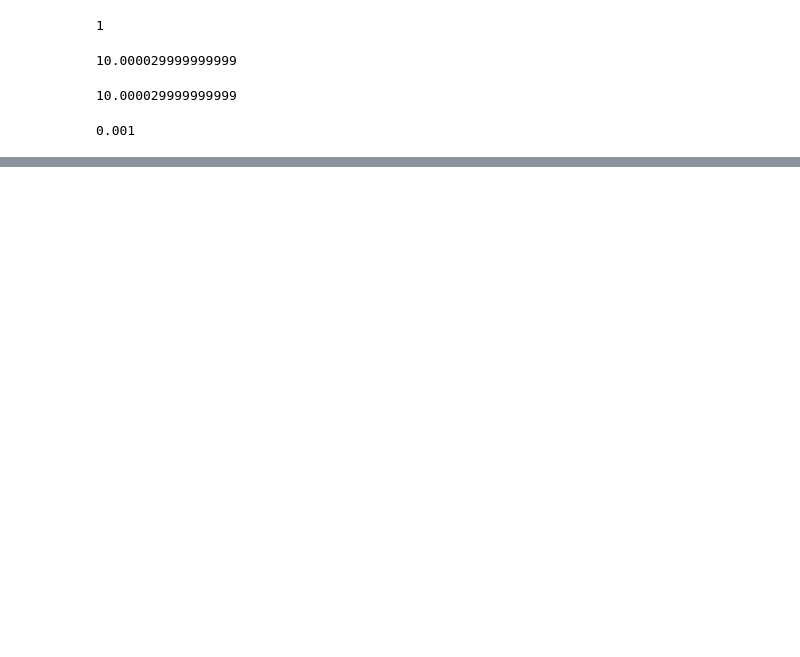
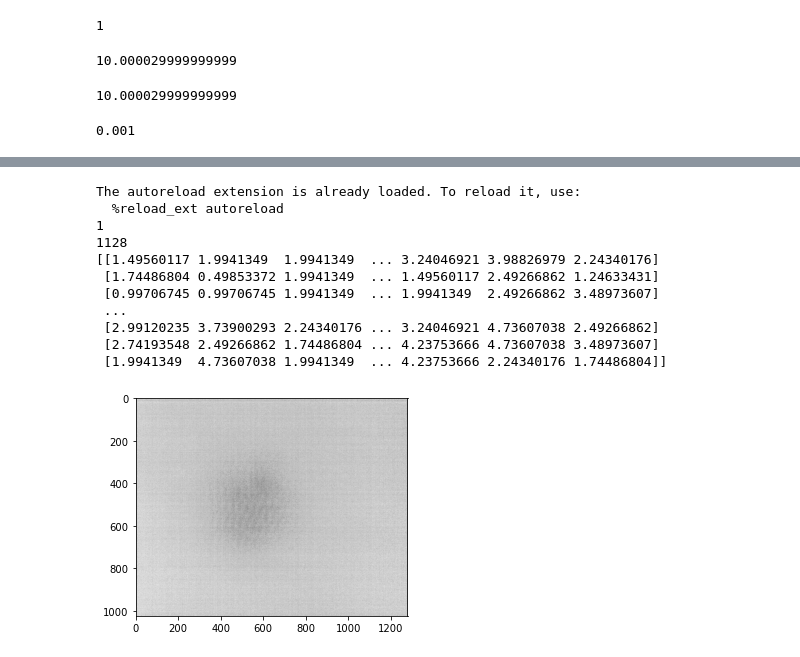
Before and after one commit to phbecimperial/Pbec_Experimental_Code, a Jupyter notebook: Test.ipynb, the cells around one changed output, grey strips where cells are left out. Drawn from its saved outputs; the diff is of its cells as text; code cells hidden in the pictures; blank space fills up the shorter version.

```diff
--- a/Test.ipynb
+++ b/Test.ipynb
@@ -149,0 +165,29 @@ The autoreload extension is already loaded. To reload it, use:
+# %%
+
+%load_ext autoreload
+%autoreload 2
+
+import Components as comp
+import matplotlib.pyplot as plt
+print("2")
+with comp.Thor_Camera(100, 1999994, measure=True, max_frames=1) as camera:
+    camera.change_exposure(1128)
+
+    print(camera.get_exposure())
+    img = camera.get_image()
+    print(img)
+    plt.imshow(img, cmap='Greys')
+    plt.show()
+# %% [output]
+The autoreload extension is already loaded. To reload it, use:
+  %reload_ext autoreload
+1
+1128
+[[1.49560117 1.9941349  1.9941349  ... 3.24046921 3.98826979 2.24340176]
+ [1.74486804 0.49853372 1.9941349  ... 1.49560117 2.49266862 1.24633431]
+ [0.99706745 0.99706745 1.9941349  ... 1.9941349  2.49266862 3.48973607]
+ ...
+ [2.99120235 3.73900293 2.24340176 ... 3.24046921 4.73607038 2.49266862]
+ [2.74193548 2.49266862 1.74486804 ... 4.23753666 4.73607038 3.48973607]
+ [1.9941349  4.73607038 1.9941349  ... 4.23753666 2.24340176 1.74486804]]
+[figure, added]
```
Also changed, not shown: parts of 5 cells of this notebook, 5 other files.
